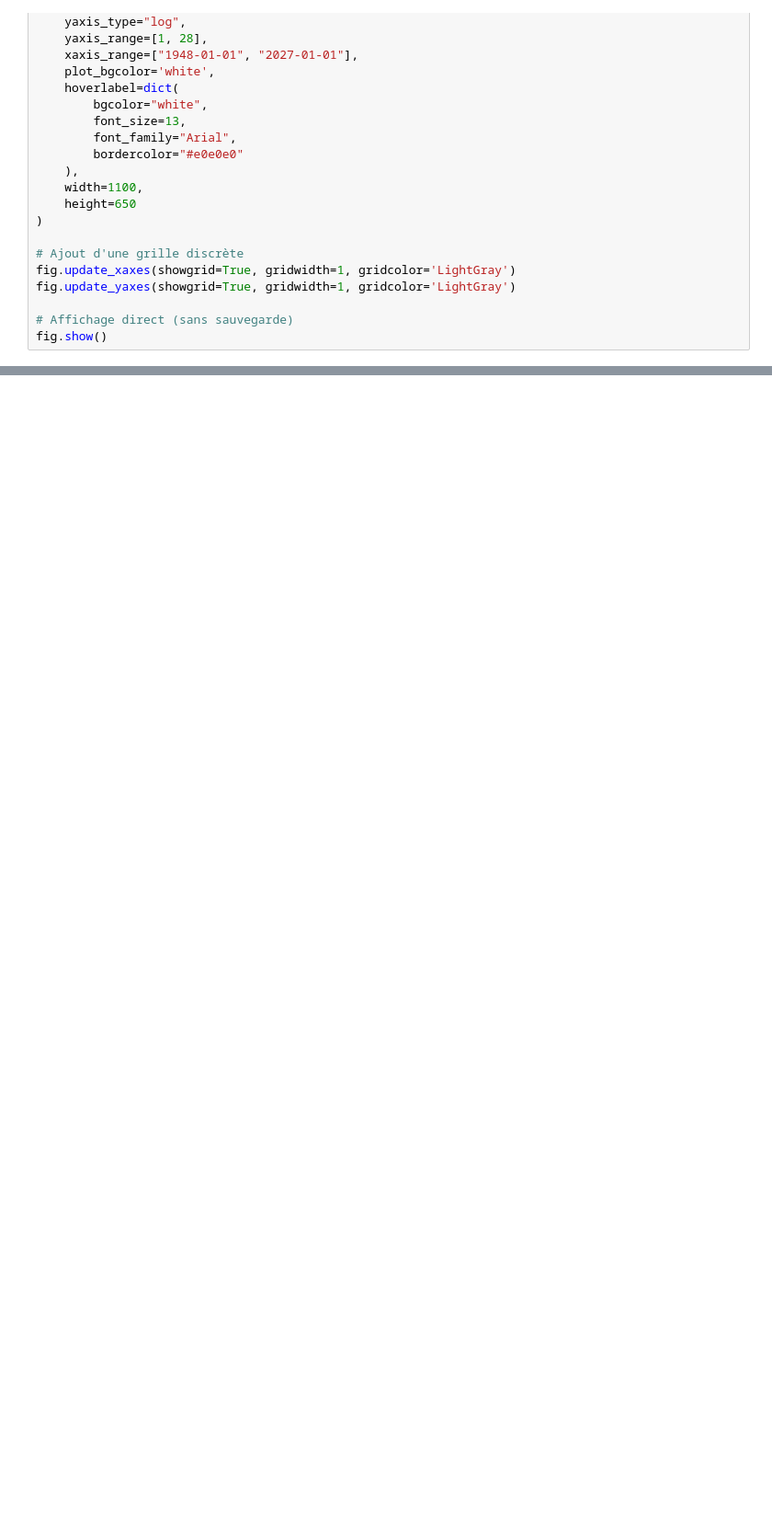
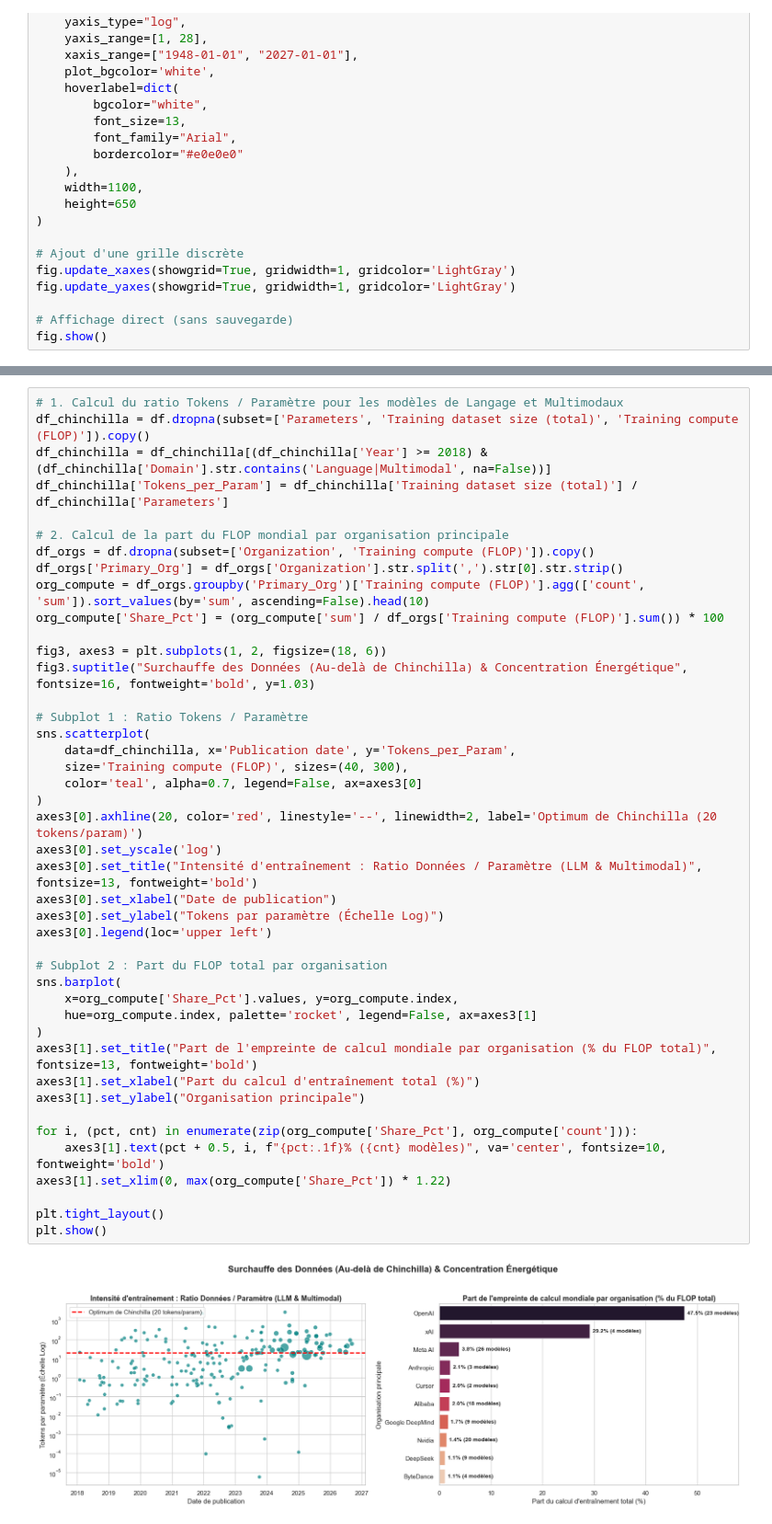
Before and after one commit to DufaudSimon/Projet_Impact_IA_Generative, a Jupyter notebook: Data/Models/Entraînement_des_modèles_évolution/Code_graphiques.ipynb, the cells around one changed output, grey strips where cells are left out. Shown at 92% size. Cells and saved outputs as stored; diff of their text form; blank space fills up the shorter version.

```diff
--- a/Data/Models/Entraînement_des_modèles_évolution/Code_graphiques.ipynb
+++ b/Data/Models/Entraînement_des_modèles_évolution/Code_graphiques.ipynb
@@ -180,0 +280,45 @@ fig.show()
+# %%
+# 1. Calcul du ratio Tokens / Paramètre pour les modèles de Langage et Multimodaux
+df_chinchilla = df.dropna(subset=['Parameters', 'Training dataset size (total)', 'Training compute (FLOP)']).copy()
+df_chinchilla = df_chinchilla[(df_chinchilla['Year'] >= 2018) & (df_chinchilla['Domain'].str.contains('Language|Multimodal', na=False))]
+df_chinchilla['Tokens_per_Param'] = df_chinchilla['Training dataset size (total)'] / df_chinchilla['Parameters']
+
+# 2. Calcul de la part du FLOP mondial par organisation principale
+df_orgs = df.dropna(subset=['Organization', 'Training compute (FLOP)']).copy()
+df_orgs['Primary_Org'] = df_orgs['Organization'].str.split(',').str[0].str.strip()
+org_compute = df_orgs.groupby('Primary_Org')['Training compute (FLOP)'].agg(['count', 'sum']).sort_values(by='sum', ascending=False).head(10)
+org_compute['Share_Pct'] = (org_compute['sum'] / df_orgs['Training compute (FLOP)'].sum()) * 100
+
+fig3, axes3 = plt.subplots(1, 2, figsize=(18, 6))
+fig3.suptitle("Surchauffe des Données (Au-delà de Chinchilla) & Concentration Énergétique", fontsize=16, fontweight='bold', y=1.03)
+
+# Subplot 1 : Ratio Tokens / Paramètre
+sns.scatterplot(
+    data=df_chinchilla, x='Publication date', y='Tokens_per_Param',
+    size='Training compute (FLOP)', sizes=(40, 300),
+    color='teal', alpha=0.7, legend=False, ax=axes3[0]
+)
+axes3[0].axhline(20, color='red', linestyle='--', linewidth=2, label='Optimum de Chinchilla (20 tokens/param)')
+axes3[0].set_yscale('log')
+axes3[0].set_title("Intensité d'entraînement : Ratio Données / Paramètre (LLM & Multimodal)", fontsize=13, fontweight='bold')
+axes3[0].set_xlabel("Date de publication")
+axes3[0].set_ylabel("Tokens par paramètre (Échelle Log)")
+axes3[0].legend(loc='upper left')
+
+# Subplot 2 : Part du FLOP total par organisation
+sns.barplot(
+    x=org_compute['Share_Pct'].values, y=org_compute.index,
+    hue=org_compute.index, palette='rocket', legend=False, ax=axes3[1]
+)
+axes3[1].set_title("Part de l'empreinte de calcul mondiale par organisation (% du FLOP total)", fontsize=13, fontweight='bold')
+axes3[1].set_xlabel("Part du calcul d'entraînement total (%)")
+axes3[1].set_ylabel("Organisation principale")
+
+for i, (pct, cnt) in enumerate(zip(org_compute['Share_Pct'], org_compute['count'])):
+    axes3[1].text(pct + 0.5, i, f"{pct:.1f}% ({cnt} modèles)", va='center', fontsize=10, fontweight='bold')
+axes3[1].set_xlim(0, max(org_compute['Share_Pct']) * 1.22)
+
+plt.tight_layout()
+plt.show()
+# %% [output]
+[figure, added]
```
Also changed, not shown: parts of 4 cells of this notebook.
